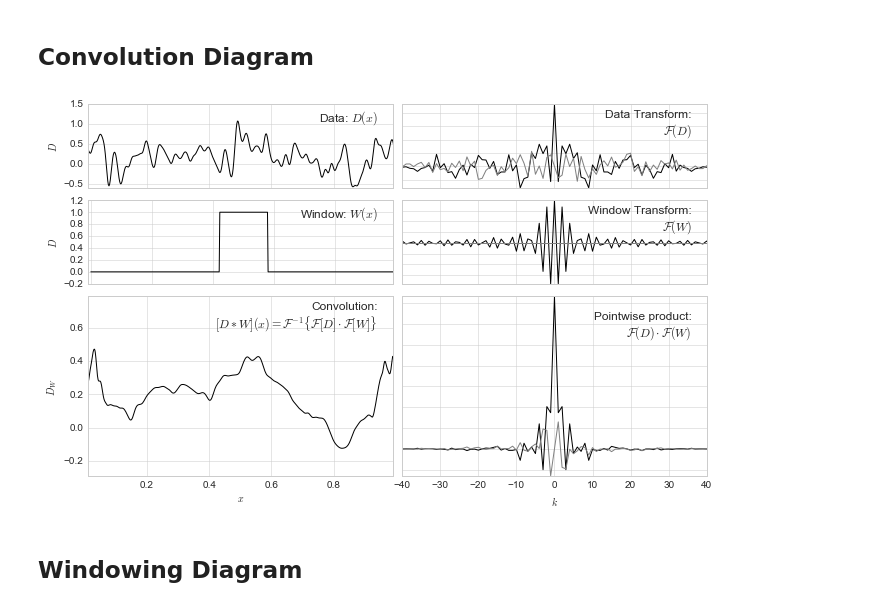
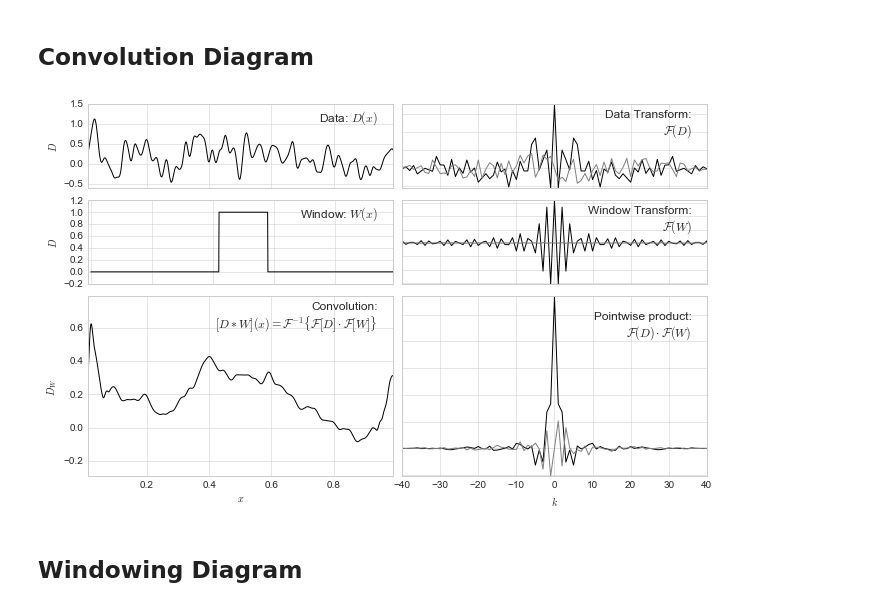
Before and after one commit to jakevdp/PracticalLombScargle, a Jupyter notebook: figures/WindowFunctions.ipynb, the cells around one changed output. Drawn from its saved outputs; the diff is of its cells as text; code cells hidden in the pictures.

Commit message:
More window func diagrams

```diff
--- a/figures/WindowFunctions.ipynb
+++ b/figures/WindowFunctions.ipynb
@@ -9,24 +55,9 @@ plt.style.use('seaborn-whitegrid')
 # %% [markdown]
 ## Convolution Diagram
 # %%
-import numpy as np
-from matplotlib import pyplot as plt
-
-
-def generate_smooth_data(size, smoothing_length=0.01, rseed=0):
-    """Generate a smooth random curve between 0 and 1"""
-    rng = np.random.RandomState(rseed)
-    x = np.linspace(0, 1, size)
-    C = np.exp(-0.5 * (x - x[:, None]) ** 2 / smoothing_length ** 2)
-    y = 0.2 + 0.3 * rng.multivariate_normal(np.zeros(len(x)), C)
-    return x, y
-
-
-N = 500
-x, y = generate_smooth_data(500, rseed=5793)
-
-xw = np.arange(-N // 2, N // 2) / N
-w = (abs(xw) < 0.08).astype(float)
+N = 1000
+x, y = generate_smooth_data(N, rseed=5793)
+w = (abs(x - 0.5) < 0.08).astype(float)
 
 #------------------------------------------------------------
 # Perform the convolution
@@ -113,35 +144,35 @@ ax.set(xlabel='$x$',
 # Upper right panels: plot the Fourier transforms
 N = len(x)
 dx = (x[1] - x[0])
 k = np.arange(-N/2, N/2) / N / dx
 
 ax1 = fig.add_subplot(grid[:1, 1])
 ax2 = fig.add_subplot(grid[1:2, 1])
 
 plot_ft(k, y_fft, ax=ax1, text="Data Transform:\n" + r'$\mathcal{F}(D)$')
 plot_ft(k, w_fft, ax=ax2, text="Window Transform:\n" + r'$\mathcal{F}(W)$')
 
 for ax in [ax1, ax2]:
     ax.xaxis.set_major_formatter(plt.NullFormatter())
     ax.yaxis.set_major_formatter(plt.NullFormatter())
     ax.axis('tight')
     ax.set_xlim(-40, 40)
 
 #----------------------------------------
 # Lower right: plot the product of Fourier transforms
 ax = fig.add_subplot(grid[2:, 1])
 plot_ft(k, yw_fft, ax=ax,
         text='Pointwise product:\n' + r'$\mathcal{F}(D) \cdot \mathcal{F}(W)$')
 
 ax.axis('tight')
 ax.set(xlim=(-40, 40),
        xlabel='$k$')
 
 ax.yaxis.set_major_formatter(plt.NullFormatter())
 
-fig.savefig('fig04_Convolution_Diagram.pdf')
+fig.savefig('fig05_Convolution_Theorem.pdf')
 # %% [output]
-[figure, old version]
+[figure, new version]
 # %% [markdown]
 ## Windowing Diagram
 # %%
```
Also changed, not shown: parts of 2 cells of this notebook, 2 other files.
